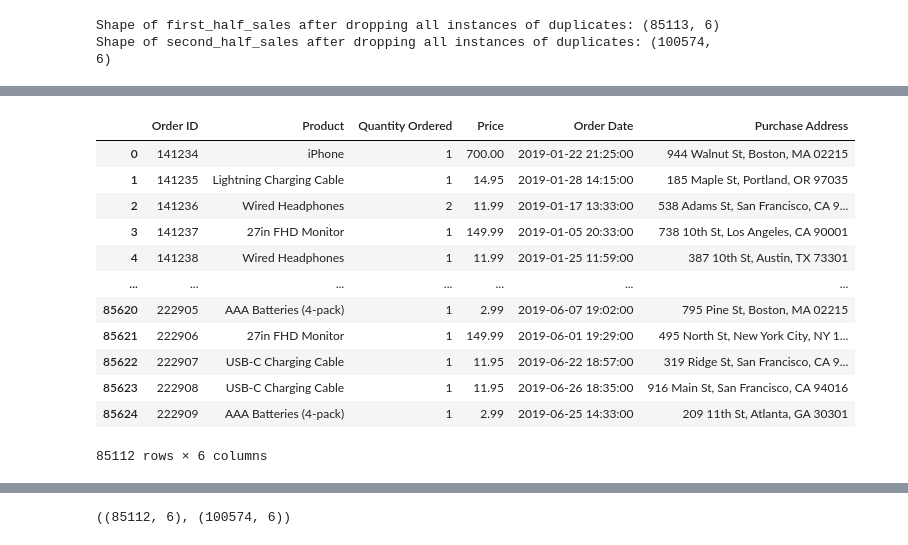
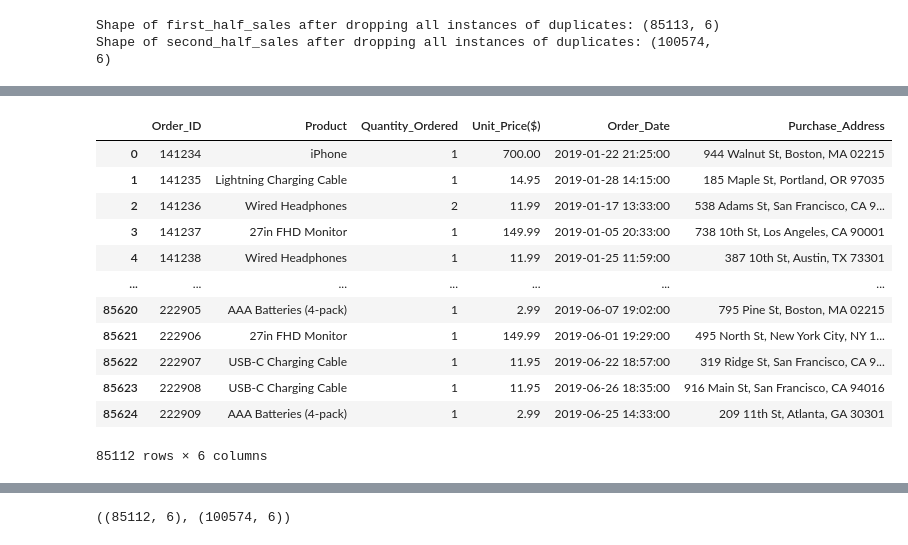
Before and after one commit to BamBamOguns/Sales_Analysis_And_Dashboarding, a Jupyter notebook: main.ipynb, the cells around one changed output, grey strips where cells are left out. Cells and saved outputs as stored; diff of their text form; code cells hidden in the pictures.

```diff
--- a/main.ipynb
+++ b/main.ipynb
@@ -586,14 +589,14 @@ Shape of second_half_sales after dropping all instances of duplicates: (100574,
 # Renaming columns to align properly with other columns
 
 first_half_sales.rename(columns = {
-    'Price Each': 'Price'
+    'Order ID': 'Order_ID',
+    'Quantity Ordered': 'Quantity_Ordered',
+    'Price Each': 'Unit_Price($)',
+    'Order Date': 'Order_Date',
+    'Purchase Address': 'Purchase_Address'
 }, inplace = True)
 
 
 second_half_sales.rename(columns = {
-    'Order_ID': 'Order ID',
-    'Quantity_Ordered': 'Quantity Ordered',
-    'Price_Each': 'Price',
-    'Order_Date': 'Order Date',
-    'Purchase_Address': 'Purchase Address'
+    'Price_Each': 'Unit_Price($)'
 }, inplace = True)
@@ -632,9 +647,9 @@ memory usage: 5.4+ MB
 # %%
 # Convert the 'Order Date' columns to datetime format
 
-first_half_sales['Order Date'] = pd.to_datetime(first_half_sales['Order Date'], errors = 'coerce')
+first_half_sales['Order_Date'] = pd.to_datetime(first_half_sales['Order_Date'], errors = 'coerce')
 
-second_half_sales['Order Date'] = pd.to_datetime(second_half_sales['Order Date'], errors = 'coerce')
+second_half_sales['Order_Date'] = pd.to_datetime(second_half_sales['Order_Date'], errors = 'coerce')
 # %%
 # Checking if the 'Order Date' columns have the dtypes datetime64
 first_half_sales.info()
@@ -669,14 +684,14 @@ Data columns (total 6 columns):
 dtypes: datetime64[ns](1), float64(3), object(2)
 memory usage: 5.4+ MB
 # %%
-# For first_half_sales, convert 'Order ID' to string type first to handle mixed types
-first_half_sales['Order ID'] = first_half_sales['Order ID'].astype(str)
+# For first_half_sales, convert 'Order_ID' to string type first to handle mixed types
+first_half_sales['Order_ID'] = first_half_sales['Order_ID'].astype(str)
 
-# Filter rows where 'Order ID' contains only digits
-first_half_sales = first_half_sales[first_half_sales['Order ID'].str.isdigit()]
+# Filter rows where 'Order_ID' contains only digits
+first_half_sales = first_half_sales[first_half_sales['Order_ID'].str.isdigit()]
 
-# Convert 'Order ID' to int64
-first_half_sales['Order ID'] = first_half_sales['Order ID'].astype('int64')
+# Convert 'Order_ID' to int64
+first_half_sales['Order_ID'] = first_half_sales['Order_ID'].astype('int64')
 
 # View the cleaned first_half_sales DataFrame
 first_half_sales
@@ -723,13 +738,13 @@ second_half_sales
 # For first_half_sales, convert 'Quantity Ordered' from object to int64
 
 # Convert 'Quantity Ordered' to string to handle mixed types
-first_half_sales['Quantity Ordered'] = first_half_sales['Quantity Ordered'].astype(str)
+first_half_sales['Quantity_Ordered'] = first_half_sales['Quantity_Ordered'].astype(str)
 
 # Filter rows where 'Quantity Ordered' contains only digits
-first_half_sales = first_half_sales[first_half_sales['Quantity Ordered'].str.isdigit()]
+first_half_sales = first_half_sales[first_half_sales['Quantity_Ordered'].str.isdigit()]
 
 # Convert 'Quantity Ordered' to int64
-first_half_sales['Quantity Ordered'] = first_half_sales['Quantity Ordered'].astype('int64')
+first_half_sales['Quantity_Ordered'] = first_half_sales['Quantity_Ordered'].astype('int64')
 
 # View the cleaned first_half_sales DataFrame
 first_half_sales
@@ -773,25 +788,25 @@ second_half_sales
 | 101224 | 319670 | Bose SoundSport Headphones | 1 | 99.989998 | 2021-12-19 21:45:00 | 747 Chestnut St, Los Angeles, CA ... |
 100574 rows × 6 columns
 # %%
-# For first_half_sales, convert 'Price' from object to float64 with 2 decimal places
+# For first_half_sales, convert 'Unit_Price($)' from object to float64 with 2 decimal places
 
 # Convert 'Price' to string to handle any mixed types and remove non-numeric characters
-first_half_sales['Price'] = first_half_sales['Price'].astype(str)
+first_half_sales['Unit_Price($)'] = first_half_sales['Unit_Price($)'].astype(str)
 
 # Remove any potential unwanted characters like commas or currency symbols
 # Remove commas, dollar signs, etc.
-first_half_sales['Price'] = first_half_sales['Price'].str.replace('[^\d.]', '', regex = True)
+first_half_sales['Unit_Price($)'] = first_half_sales['Unit_Price($)'].str.replace('[^\d.]', '', regex = True)
 
 # Convert 'Price Each' to float64
-first_half_sales['Price'] = first_half_sales['Price'].astype('float64')
+first_half_sales['Unit_Price($)'] = first_half_sales['Unit_Price($)'].astype('float64')
 
 # Round to 2 decimal places
-first_half_sales['Price'] = first_half_sales['Price'].round(2)
+first_half_sales['Unit_Price($)'] = first_half_sales['Unit_Price($)'].round(2)
 
 # View the cleaned first_half_sales DataFrame
 first_half_sales
 # %% [output]
-|  | Order ID | Product | Quantity Ordered | Price | Order Date | Purchase Address |
+|  | Order_ID | Product | Quantity_Ordered | Unit_Price($) | Order_Date | Purchase_Address |
 | 0 | 141234 | iPhone | 1 | 700.00 | 2019-01-22 21:25:00 | 944 Walnut St, Boston, MA 02215 |
 | 1 | 141235 | Lightning Charging Cable | 1 | 14.95 | 2019-01-28 14:15:00 | 185 Maple St, Portland, OR 97035 |
 | 2 | 141236 | Wired Headphones | 2 | 11.99 | 2019-01-17 13:33:00 | 538 Adams St, San Francisco, CA 9... |
```
Also changed, not shown: parts of 114 cells of this notebook, 1 other file.
